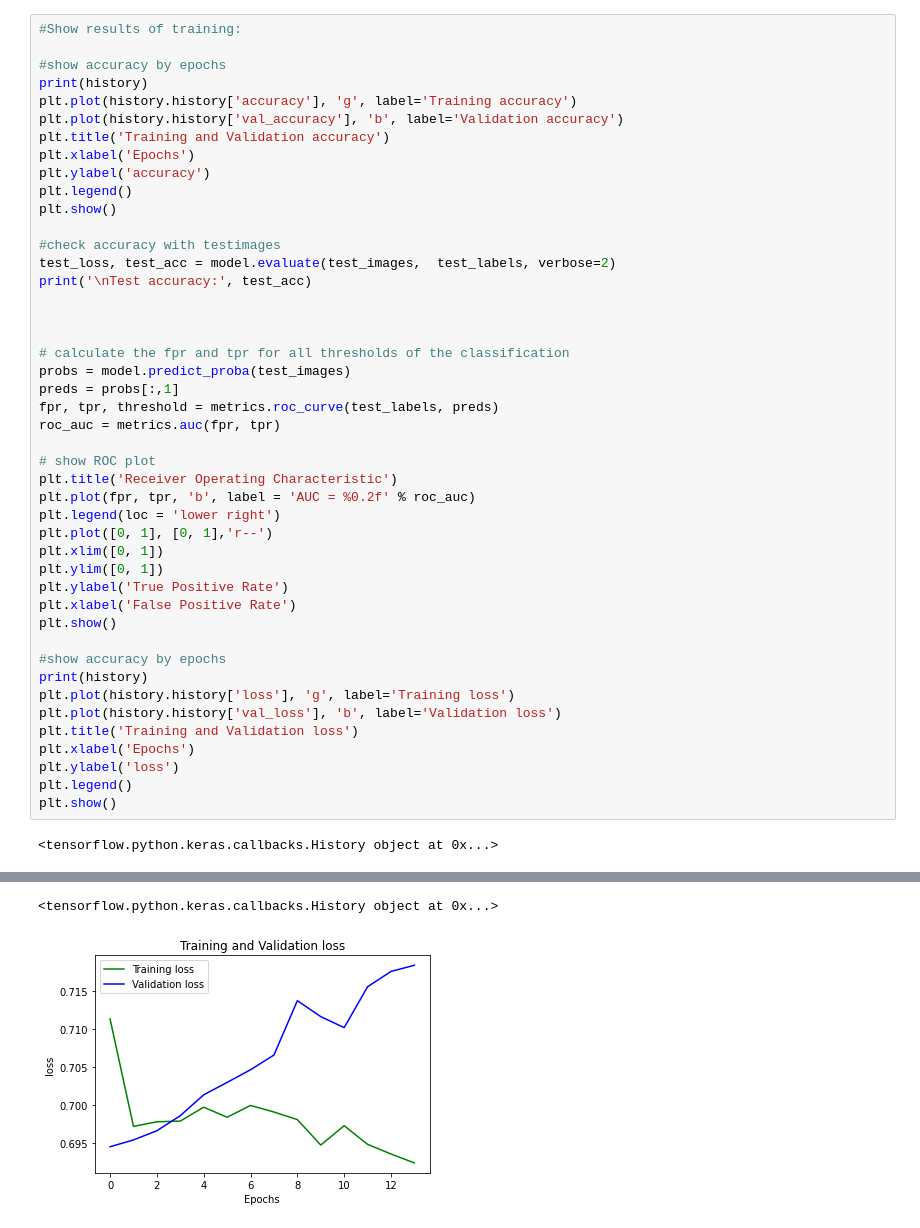
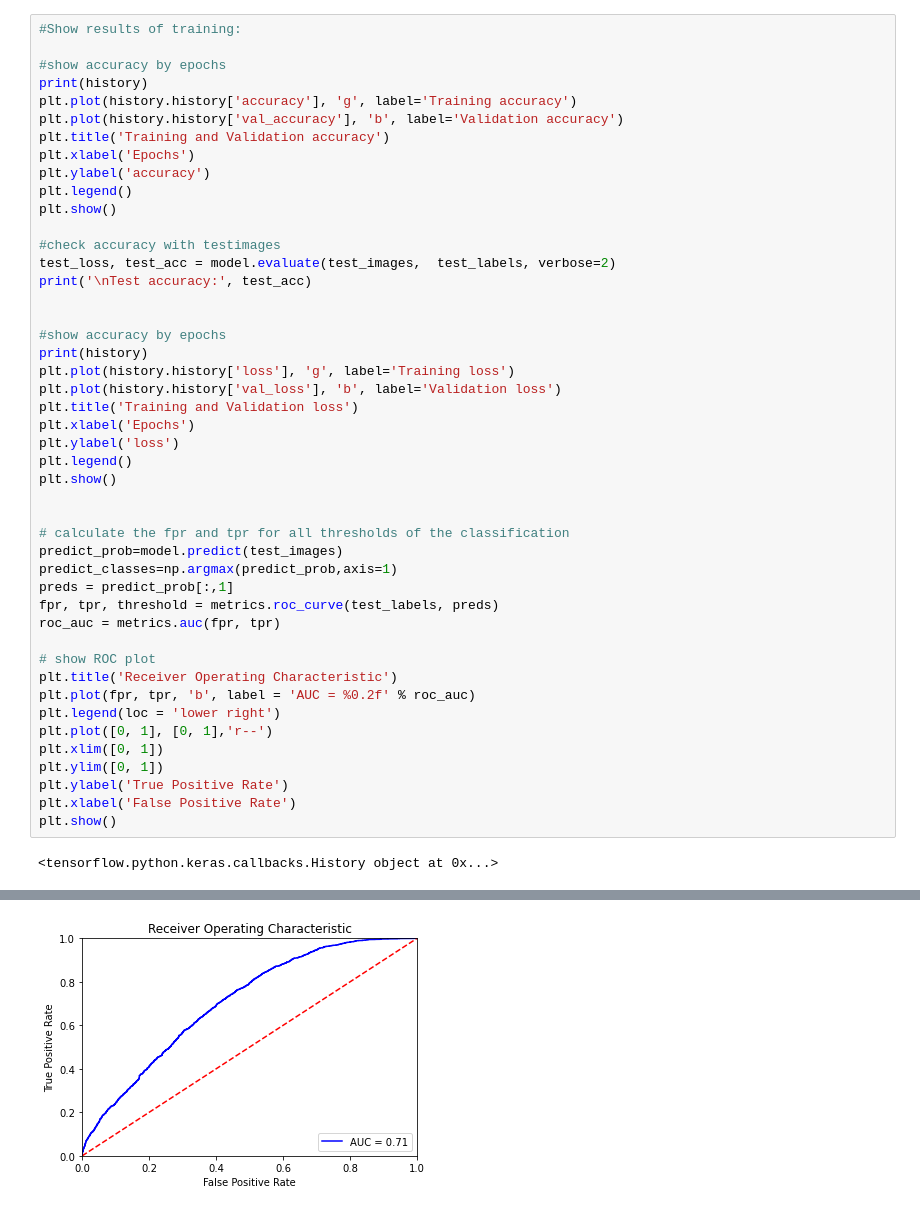
Before and after one commit to dima137/iact_dnn, a Jupyter notebook: iact_classic_ml/notebooks/iact_cnn.ipynb, the cells around one changed output, grey strips where cells are left out. Saved outputs shown, nothing was run; the diff lists cells and outputs as text.

```diff
--- a/iact_classic_ml/notebooks/iact_cnn.ipynb
+++ b/iact_classic_ml/notebooks/iact_cnn.ipynb
@@ -200,10 +262,21 @@ test_loss, test_acc = model.evaluate(test_images,  test_labels, verbose=2)
 print('\nTest accuracy:', test_acc)
 
 
+#show accuracy by epochs
+print(history)
+plt.plot(history.history['loss'], 'g', label='Training loss')
+plt.plot(history.history['val_loss'], 'b', label='Validation loss')
+plt.title('Training and Validation loss')
+plt.xlabel('Epochs')
+plt.ylabel('loss')
+plt.legend()
+plt.show()
+
 
 # calculate the fpr and tpr for all thresholds of the classification
-probs = model.predict_proba(test_images)
-preds = probs[:,1]
+predict_prob=model.predict(test_images)
+predict_classes=np.argmax(predict_prob,axis=1)
+preds = predict_prob[:,1]
 fpr, tpr, threshold = metrics.roc_curve(test_labels, preds)
 roc_auc = metrics.auc(fpr, tpr)
 
@@ -217,15 +290,5 @@ plt.ylim([0, 1])
 plt.ylabel('True Positive Rate')
 plt.xlabel('False Positive Rate')
 plt.show()
-
-#show accuracy by epochs
-print(history)
-plt.plot(history.history['loss'], 'g', label='Training loss')
-plt.plot(history.history['val_loss'], 'b', label='Validation loss')
-plt.title('Training and Validation loss')
-plt.xlabel('Epochs')
-plt.ylabel('loss')
-plt.legend()
-plt.show()
 # %% [output]
 <tensorflow.python.keras.callbacks.History object at 0x...>
@@ -237,2 +301 @@ Test accuracy: 0.5224000215530396
-<tensorflow.python.keras.callbacks.History object at 0x...>
-[figure, old version]
+[figure, new version]
```
Also changed, not shown: parts of 11 cells of this notebook.
